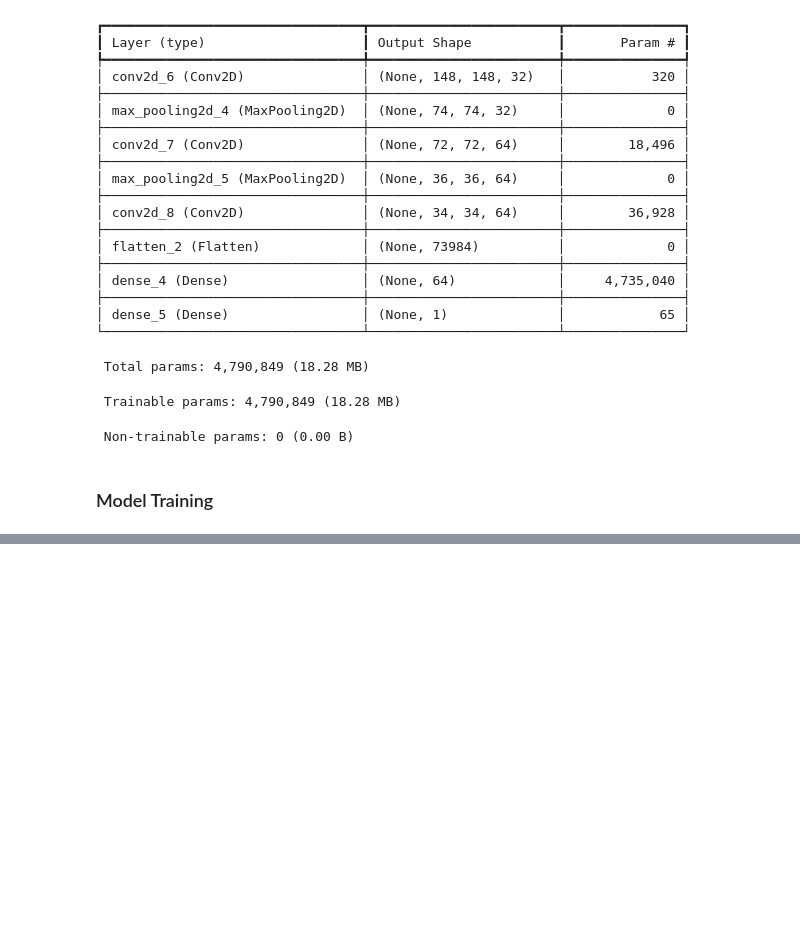
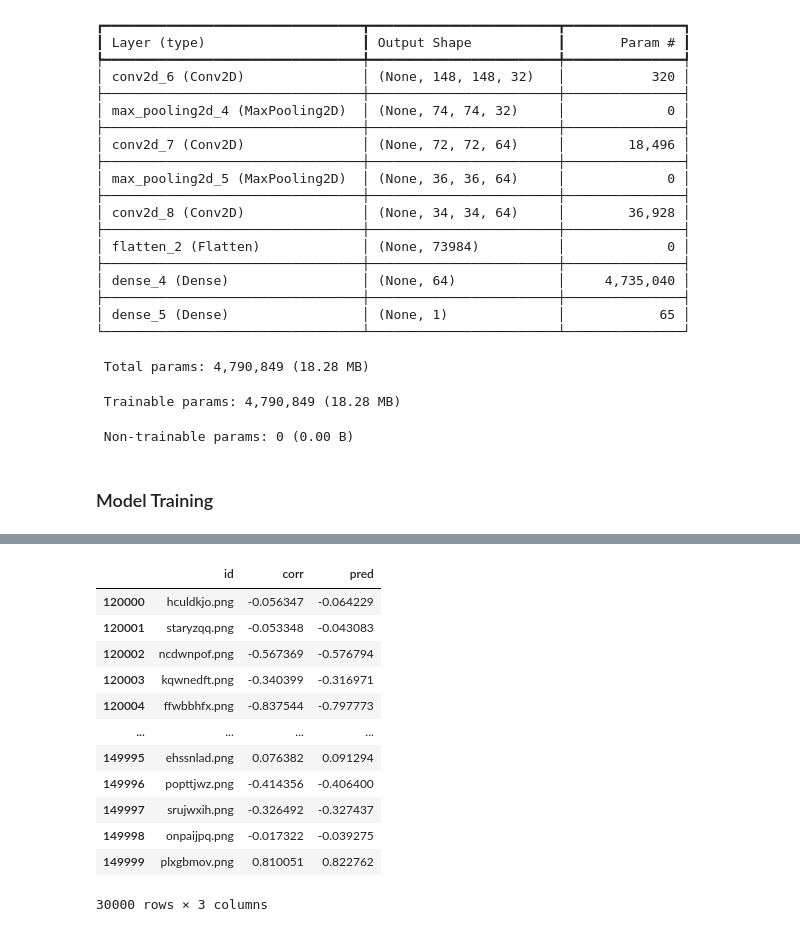
Before and after one commit to Keith-Saudjana/PicCollage_Assignment1, a Jupyter notebook: main.ipynb, the cells around one changed output, grey strips where cells are left out. Drawn from its saved outputs; the diff is of its cells as text; code cells hidden in the pictures; blank space fills up the shorter version.

Commit message:
save results

```diff
--- a/main.ipynb
+++ b/main.ipynb
@@ -75,7 +75,8 @@ test_generator = data_generator.flow_from_dataframe(
     target_size=(150, 150),
     batch_size=32,
     class_mode="raw",
-    color_mode="grayscale"
+    color_mode="grayscale",
+    shuffle=False
 )
 # %% [output]
 Found 90000 validated image filenames.
@@ -170,0 +191,2 @@ plt.legend()
+# %%
+predictions = model.predict(test_generator, steps=len(test_generator), verbose=1)
@@ -170,0 +212,20 @@ plt.legend()
+# %%
+results_df = test_df.copy()
+# %%
+results_df['pred'] = predictions
+# %%
+results_df
+# %% [output]
+|  | id | corr | pred |
+| 120000 | hculdkjo.png | -0.056347 | -0.064229 |
+| 120001 | staryzqq.png | -0.053348 | -0.043083 |
+| 120002 | ncdwnpof.png | -0.567369 | -0.576794 |
+| 120003 | kqwnedft.png | -0.340399 | -0.316971 |
+| 120004 | ffwbbhfx.png | -0.837544 | -0.797773 |
+| ... | ... | ... | ... |
+| 149995 | ehssnlad.png | 0.076382 | 0.091294 |
+| 149996 | popttjwz.png | -0.414356 | -0.406400 |
+| 149997 | srujwxih.png | -0.326492 | -0.327437 |
+| 149998 | onpaijpq.png | -0.017322 | -0.039275 |
+| 149999 | plxgbmov.png | 0.810051 | 0.822762 |
+30000 rows × 3 columns
```
Also changed, not shown: parts of 6 cells of this notebook, 1 other file.
